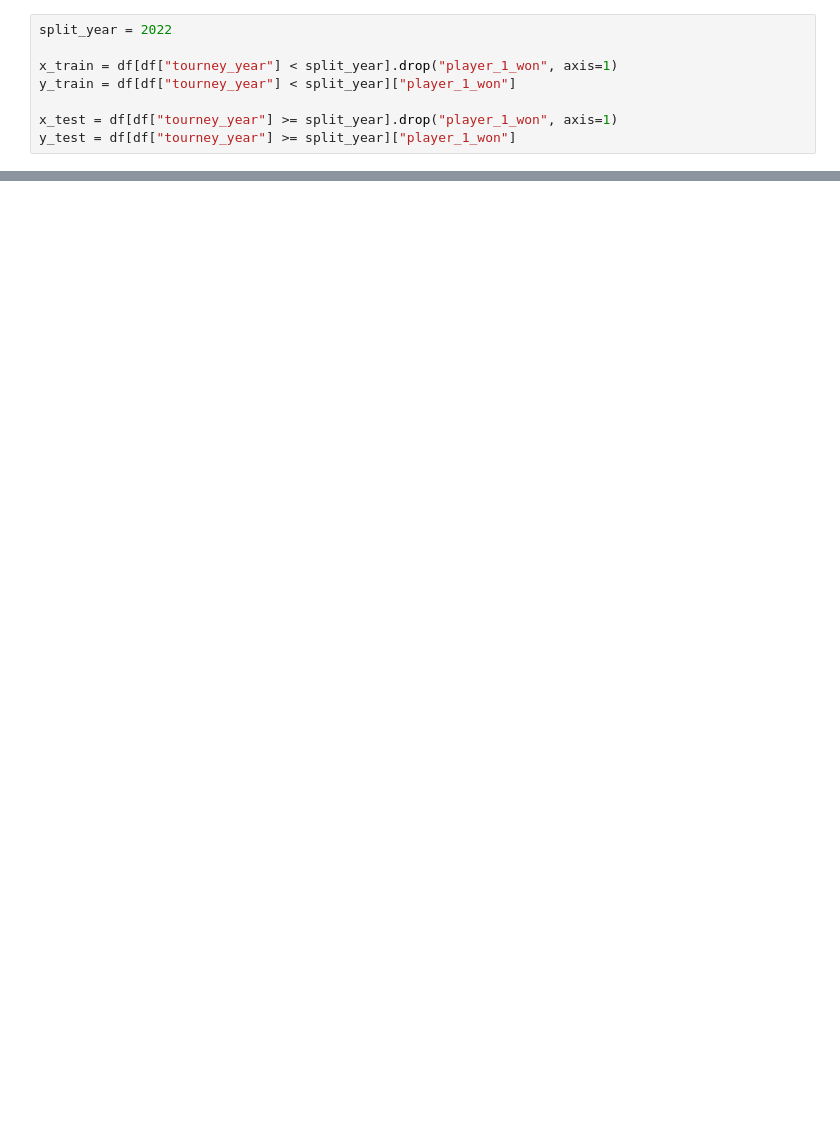
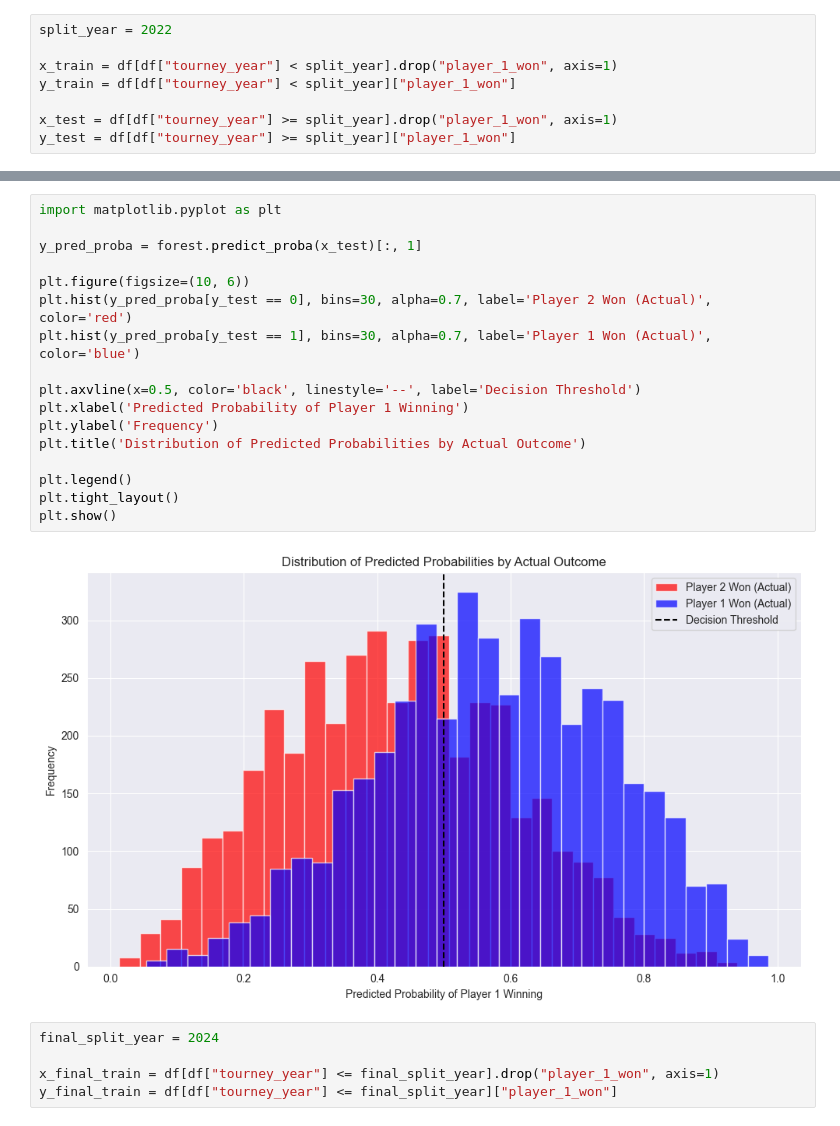
Before and after one commit to hikmatazimzade/tennis-ai, a Jupyter notebook: training/random_forest.ipynb, the cells around one changed output, grey strips where cells are left out. Cells and saved outputs as stored; diff of their text form; blank space fills up the shorter version.

```diff
--- a/training/random_forest.ipynb
+++ b/training/random_forest.ipynb
@@ -140,0 +132,24 @@ player_2_entry_ALT: 0.00010350253212207435%
+# %%
+import matplotlib.pyplot as plt
+
+y_pred_proba = forest.predict_proba(x_test)[:, 1]
+
+plt.figure(figsize=(10, 6))
+plt.hist(y_pred_proba[y_test == 0], bins=30, alpha=0.7, label='Player 2 Won (Actual)', color='red')
+plt.hist(y_pred_proba[y_test == 1], bins=30, alpha=0.7, label='Player 1 Won (Actual)', color='blue')
+
+plt.axvline(x=0.5, color='black', linestyle='--', label='Decision Threshold')
+plt.xlabel('Predicted Probability of Player 1 Winning')
+plt.ylabel('Frequency')
+plt.title('Distribution of Predicted Probabilities by Actual Outcome')
+
+plt.legend()
+plt.tight_layout()
+plt.show()
+# %% [output]
+[figure, added]
+# %%
+final_split_year = 2024
+
+x_final_train = df[df["tourney_year"] <= final_split_year].drop("player_1_won", axis=1)
+y_final_train = df[df["tourney_year"] <= final_split_year]["player_1_won"]
```
Also changed, not shown: parts of 13 cells of this notebook, 1 other file.
